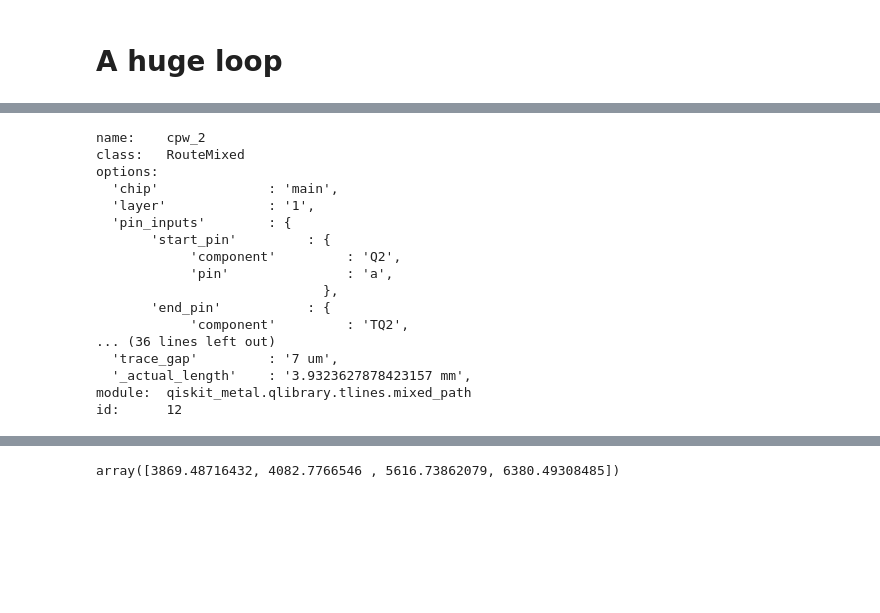
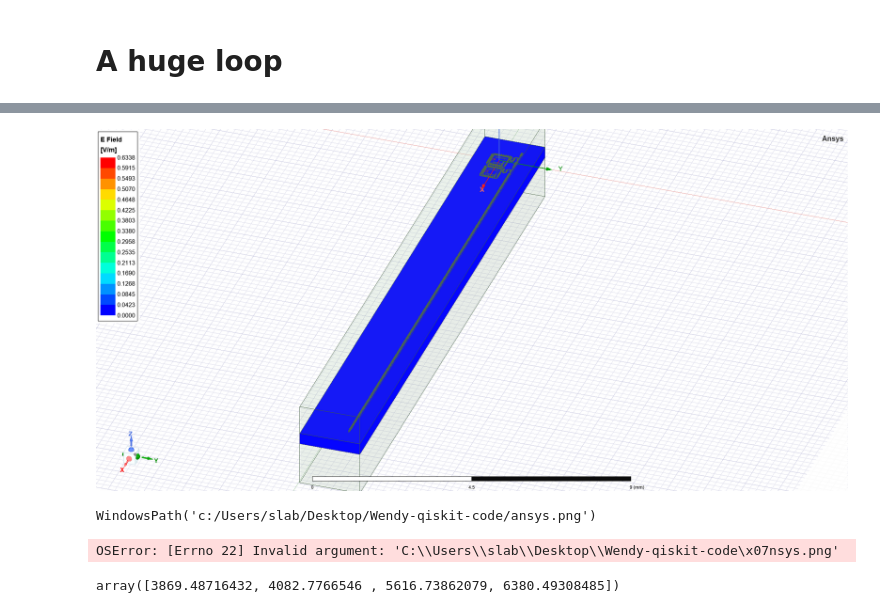
Before and after one commit to Wendywanw/Wendy-qiskit-code, a Jupyter notebook: Single_pocket_simulation.ipynb, the cells around one changed output, grey strips where cells are left out. Saved outputs shown, nothing was run; the diff lists cells and outputs as text; code cells hidden in the pictures; blank space fills up the shorter version.

```diff
--- a/Single_pocket_simulation.ipynb
+++ b/Single_pocket_simulation.ipynb
@@ -1501,3 +1502,7 @@ xs = np.linspace(0.65,14.5,10)
+# %%
+xs = np.linspace(0.65,14.5,10)
+components = ['Q1','Q2','cpw_1','cpw_2','TQ1','TQ2']
+#we are not simulating the feedline here since it contains a mode close to the qubit frequency
 # %%
 pos1_xs = []
 pos2_xs = []
@@ -1547,7 +1552,7 @@ for x in xs[::-1]:
     c = LOManalysis(design, "q3d")
     c.sim.setup.min_passes  = 10
     c.sim.setup.max_passes = 30
-    c.sim.run(components=['Q1','Q2','cpw_1','cpw_2','TQ1','TQ2','wb_left','wb_right','CPW_left','CPW_right', 'CPW_mid'])
+    c.sim.run(components=components)
     c.sim.capacitance_matrix
 
     c.sim._get_results_from_renderer()
@@ -1566,9 +1571,6 @@ for x in xs[::-1]:
     dat.to_csv('data\Two_QB_distance_caps.csv')
 
     eig_all = EPRanalysis(design, 'hfss')
-
-    components = ['Q1','Q2','cpw_1','cpw_2','TQ1','TQ2','CPW_mid','CPW_left','CPW_right']
-    #'wb_left','wb_right','CPW_left','CPW_right',
 
     hfss = eig_all.sim.renderer
 
@@ -1665,20 +1715,2 @@ INFO 02:45PM [analyze]: Analyzing setup Setup
-# %%
-cpw2
-# %% [output]
-name:    cpw_2
-class:   RouteMixed
-options:
-  'chip'              : 'main',
-  'layer'             : '1',
-  'pin_inputs'        : {
-       'start_pin'         : {
-            'component'         : 'Q2',
-            'pin'               : 'a',
-                             },
-       'end_pin'           : {
-            'component'         : 'TQ2',
-... (36 lines left out)
-  'trace_gap'         : '7 um',
-  '_actual_length'    : '3.9323627878423157 mm',
-module:  qiskit_metal.qlibrary.tlines.mixed_path
-id:      12
+# %%
+hfss = eig_all.sim.renderer
@@ -1684,0 +1719,6 @@ id:      12
+# %%
+hfss.modeler._modeler.ShowWindow()
+hfss.set_mode(2,'Setup')
+hfss.plot_ansys_fields('main')
+hfss.save_screenshot()
+# %% [output]
@@ -1684,0 +1727,2 @@ id:      12
+[figure, added]
+WindowsPath('c:/Users/slab/Desktop/Wendy-qiskit-code/ansys.png')
@@ -1685,3 +1731,10 @@ id:      12
+# %%
+source = 'C:\Users\slab\Desktop\Wendy-qiskit-code\ansys.png'
+path = 'C:\Users\slab\Desktop\Wendy-qiskit-code\Ansys_screenshoots\Simulation_0304'
+
+dest = shutil.move(source, path)
+# %% [output]
+OSError: [Errno 22] Invalid argument: 'C:\\Users\\slab\\Desktop\\Wendy-qiskit-code\x07nsys.png'
 # %%
 cpw2.options['anchors'] = anchor
 gui.rebuild()
```
Also changed, not shown: parts of 6 cells of this notebook, 24 other files.
